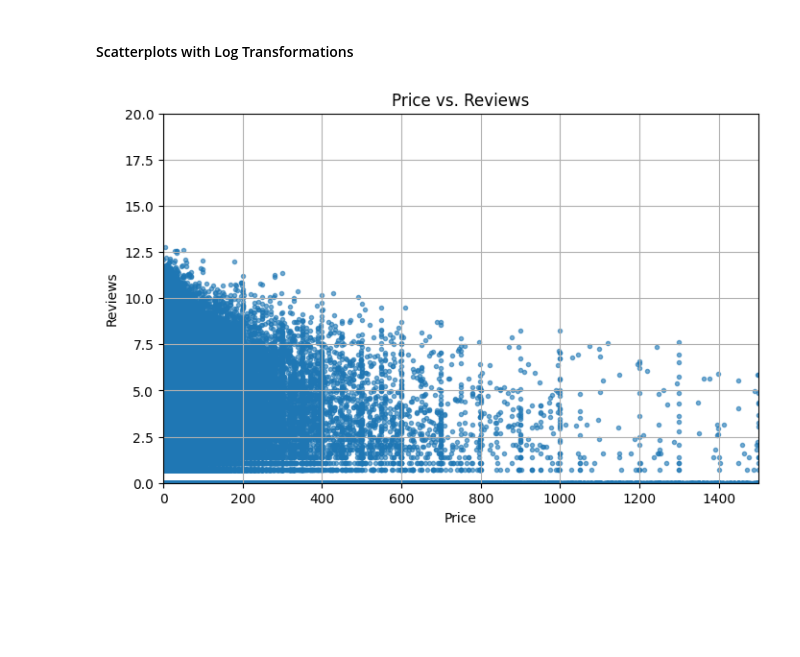
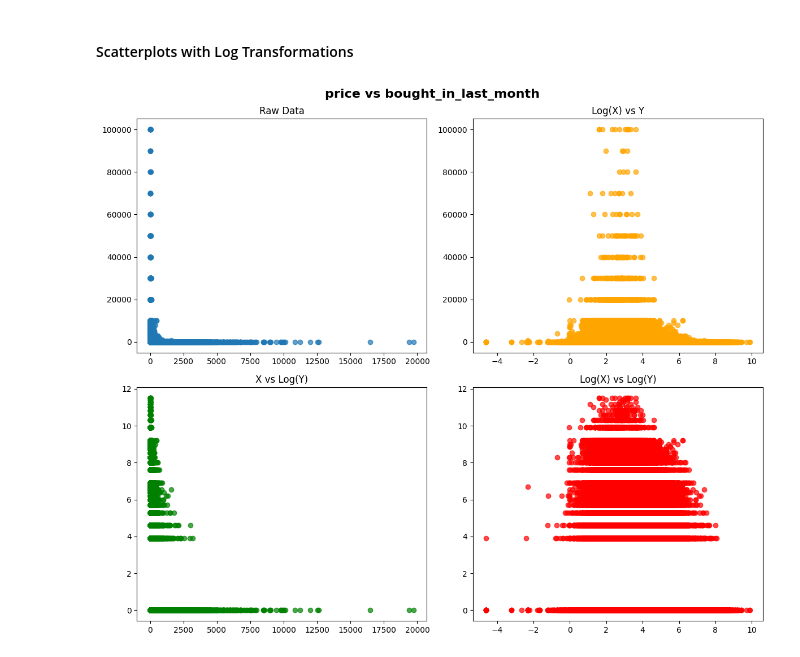
Before and after one commit to edmiller824/sf_tech, a Jupyter notebook: amzn_product_analysis.ipynb, the cells around one changed output. Drawn from its saved outputs; the diff is of its cells as text; code cells hidden in the pictures; blank space fills up the shorter version.

```diff
--- a/amzn_product_analysis.ipynb
+++ b/amzn_product_analysis.ipynb
@@ -378,61 +419,41 @@ plt.show()
 # %%
 
 # transformation graphs: X vs Y; Log(X) vs Y; X vs Log(Y); Log(X) vs Log(Y)
 import numpy as np
 import pandas as pd
 import matplotlib.pyplot as plt
 
 # Example data (replace with your own)
 np.random.seed(42)
-x = np.linspace(1, 100, 100)
-y = x**2 + np.random.normal(0, 500, size=100)  # non-linear relationship
-
-df = pd.DataFrame({"x": x, "y": y})
+"""
+price vs bought_in_last_month
+"""
 
 # Set up 2x2 plot grid
 fig, axes = plt.subplots(2, 2, figsize=(12, 10))
 
+# Overall title for the entire grid
+fig.suptitle("price vs bought_in_last_month", fontsize=16, weight="bold")
+
+plt.tight_layout(rect=[0, 0, 1, 0.95])  # leave space for the suptitle
+
 # Raw data
-axes[0,0].scatter(df["x"], df["y"], alpha=0.7)
+axes[0,0].scatter(amzn_df["price"], amzn_df["bought_in_last_month"], alpha=0.7)
 axes[0,0].set_title("Raw Data")
 
 # Log on X
-axes[0,1].scatter(np.log(df["x"]), df["y"], alpha=0.7, color="orange")
+axes[0,1].scatter(np.log(amzn_df["price"]), amzn_df["bought_in_last_month"], alpha=0.7, color="orange")
 axes[0,1].set_title("Log(X) vs Y")
 
 # Log on Y
-axes[1,0].scatter(df["x"], np.log(df["y"].clip(lower=1)), alpha=0.7, color="green")
+axes[1,0].scatter(amzn_df["price"], np.log(amzn_df["bought_in_last_month"].clip(lower=1)), alpha=0.7, color="green")
 axes[1,0].set_title("X vs Log(Y)")
 
 # Log-Log
-axes[1,1].scatter(np.log(df["x"]), np.log(df["y"].clip(lower=1)), alpha=0.7, color="red")
+axes[1,1].scatter(np.log(amzn_df["price"]), np.log(amzn_df["bought_in_last_month"].clip(lower=1)), alpha=0.7, color="red")
 axes[1,1].set_title("Log(X) vs Log(Y)")
 
 plt.tight_layout()
 plt.show()
+# %% [output]
+[figure, added]
-# %%
-"""
-PRICE VS LOG(REVIEWS)
-
--- applying a log transformation successfully transformed the relationship into one that was more linear
--- linear regression can be applied with new output
-"""
-
-
-amzn_df['log_reviews'] = np.log1p(amzn_df['reviews'])
-
-
-# PRICE VS LOG(REVIEWS)
-plt.figure(figsize=(8, 5))
-# plt.scatter(amzn_df['price'], amzn_df['reviews'], marker='.', alpha=0.6)
-plt.scatter(amzn_df['price'], amzn_df['log_reviews'], marker='.', alpha=0.6)
-
-plt.xlim(0, 1500)     # Set x-axis range
-plt.ylim(0, 20)       # Set y-axis range
-plt.xlabel('Price')
-plt.ylabel('Reviews')
-plt.title('Price vs. log(Reviews)')
-plt.grid(True)
-plt.show()
-# %% [output]
-[figure, removed]
```
Also changed, not shown: parts of 40 cells of this notebook.
